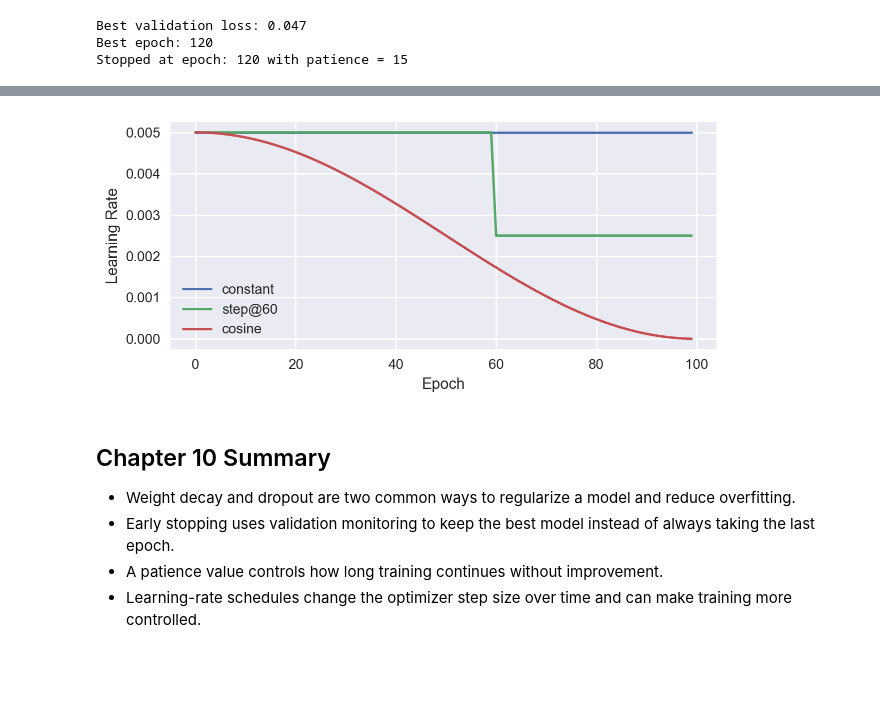
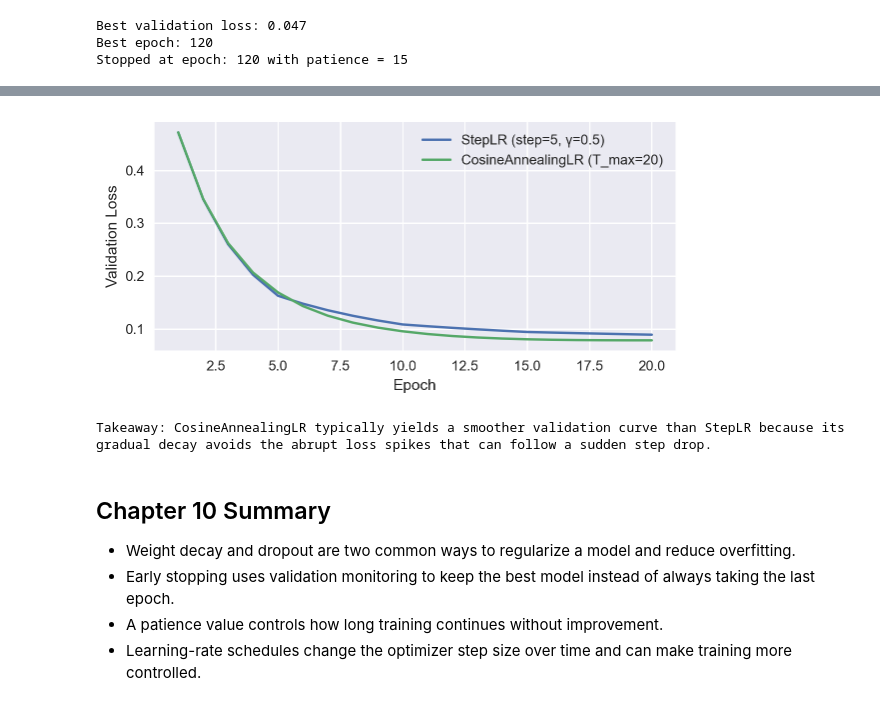
Before and after one commit to FranQuant/pytorch_dl_apps, a Jupyter notebook: part3_practice/chapter_10.ipynb, the cells around one changed output, grey strips where cells are left out. Cells and saved outputs as stored; diff of their text form; code cells hidden in the pictures; blank space fills up the shorter version.

Commit message:
ch10: split setup cell, fix LR scheduler section, fix dropout plot

```diff
--- a/part3_practice/chapter_10.ipynb
+++ b/part3_practice/chapter_10.ipynb
@@ -243,20 +257,32 @@ A learning-rate schedule changes the optimizer step size over time. These exampl
 # %%
-epochs = np.arange(0, 100)
-lr_const = np.full_like(epochs, 5e-3, dtype=float)
-lr_step = np.where(epochs < 60, 5e-3, 2.5e-3)
-lr_cos = 0.5 * (1 + np.cos(np.pi * epochs / 100)) * 5e-3
+import functools
 
-plt.figure(figsize=(6.4, 3.0))
-plt.plot(epochs, lr_const, label='constant')
-plt.plot(epochs, lr_step, label='step@60')
-plt.plot(epochs, lr_cos, label='cosine')
+def make_step(opt):
+    return torch.optim.lr_scheduler.StepLR(opt, step_size=5, gamma=0.5)
+
+def make_cosine(opt):
+    return torch.optim.lr_scheduler.CosineAnnealingLR(opt, T_max=20)
+
+_, va_step   = run_curves(X_tr, y_tr, X_va, y_va, epochs=20, lr=5e-3, hidden=256, seed=0,
+                          scheduler=make_step)
+_, va_cosine = run_curves(X_tr, y_tr, X_va, y_va, epochs=20, lr=5e-3, hidden=256, seed=0,
+                          scheduler=make_cosine)
+
+ep = range(1, 21)
+plt.figure(figsize=(6, 3))
+plt.plot(ep, va_step,   label='StepLR (step=5, γ=0.5)')
+plt.plot(ep, va_cosine, label='CosineAnnealingLR (T_max=20)')
 plt.xlabel('Epoch')
-plt.ylabel('Learning Rate')
+plt.ylabel('Validation Loss')
 plt.legend(frameon=False)
 plt.tight_layout()
 plt.show()
+
+print("Takeaway: CosineAnnealingLR typically yields a smoother validation curve than StepLR "
+      "because its gradual decay avoids the abrupt loss spikes that can follow a sudden step drop.")
 # %% [output]
-[figure, old version]
+[figure, new version]
+Takeaway: CosineAnnealingLR typically yields a smoother validation curve than StepLR because its gradual decay avoids the abrupt loss spikes that can follow a sudden step drop.
 # %% [markdown]
 ## Chapter 10 Summary
 
```
Also changed, not shown: parts of 10 cells of this notebook.
